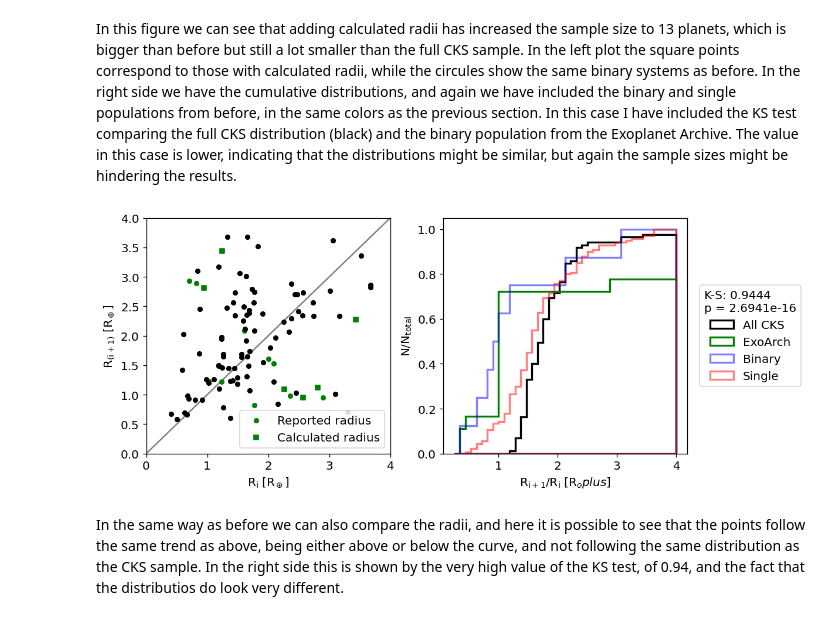
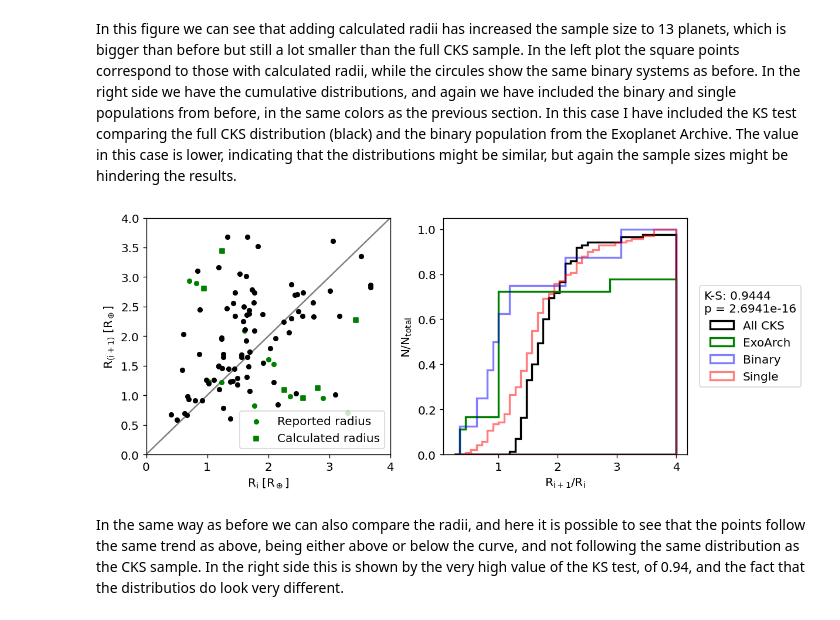
Before and after one commit to vale-og/binary_peas, a Jupyter notebook: PIAP_planets_in_binaries.ipynb, the cells around one changed output. Cells and saved outputs as stored; diff of their text form; code cells hidden in the pictures.

```diff
--- a/PIAP_planets_in_binaries.ipynb
+++ b/PIAP_planets_in_binaries.ipynb
@@ -647,36 +647,36 @@ axs[0].legend()
 
 
 axs[1].hist(cks_rads, edgecolor = 'k', histtype = 'stepfilled', bins = 40, range = (0.25,4),
             weights = 1/(np.ones(len(cks_rads))*len(cks_rads)), fill = False, cumulative = True, label = 'All CKS',  linewidth = 2)
 
 axs[1].hist(archive_rads, edgecolor = 'green', histtype = 'stepfilled', bins = 40, range = (0.25,4),
             weights = 1/(np.ones(len(archive_rads))*len(archive_rads)), fill = False, cumulative = True, label = 'ExoArch',  linewidth = 2)
 
 
 axs[1].hist(binary_rads, edgecolor = 'blue', histtype = 'stepfilled', bins = 40,
             range = (0.25,4), weights = 1/(np.ones(len(binary_rads))*len(binary_rads)), label = 'Binary',
             cumulative = True, fill = False, linewidth = 2, alpha = 0.5)
 
 
 axs[1].hist(single_rads, edgecolor = 'red', histtype = 'stepfilled', bins = 40,
             range = (0.25,4), weights = 1/(np.ones(len(single_rads))*len(single_rads)), label = 'Single',
             cumulative = True, fill = False, linewidth = 2, alpha = 0.5)
 
 
 
-axs[1].set_xlabel('R$_\\mathrm{i+1}$/R$_\\mathrm{i}$ [R$_oplus$]')
-axs[1].set_ylabel('N/N$_\\mathrm{total}$')
+axs[1].set_xlabel('R$_\\mathrm{i+1}$/R$_\\mathrm{i}$')
+axs[1].set_ylabel('N/N$_\\mathrm{total}$ ')
 
 
 statistic, pvalue = ks_2samp(cks_rads, archive_rads)
 
 axs[1].legend(title = f'K-S: {round(statistic,4)}\np = ' + '{:.4e}'.format(pvalue),
               bbox_to_anchor=(1.05, 0.5),
                          loc='center left', borderaxespad=0.)
 
 plt.show()
 # %% [output]
-[figure, old version]
+[figure, new version]
 # %% [markdown]
 In the same way as before we can also compare the radii, and here it is possible to see that the points follow the same trend as above, being either above or below the curve, and not following the same distribution as the CKS sample. In the right side this is shown by the very high value of the KS test, of 0.94, and the fact that the distributios do look very different.
 # %% [markdown]
```
Also changed, not shown: parts of 1 cell of this notebook, 1 other file.
